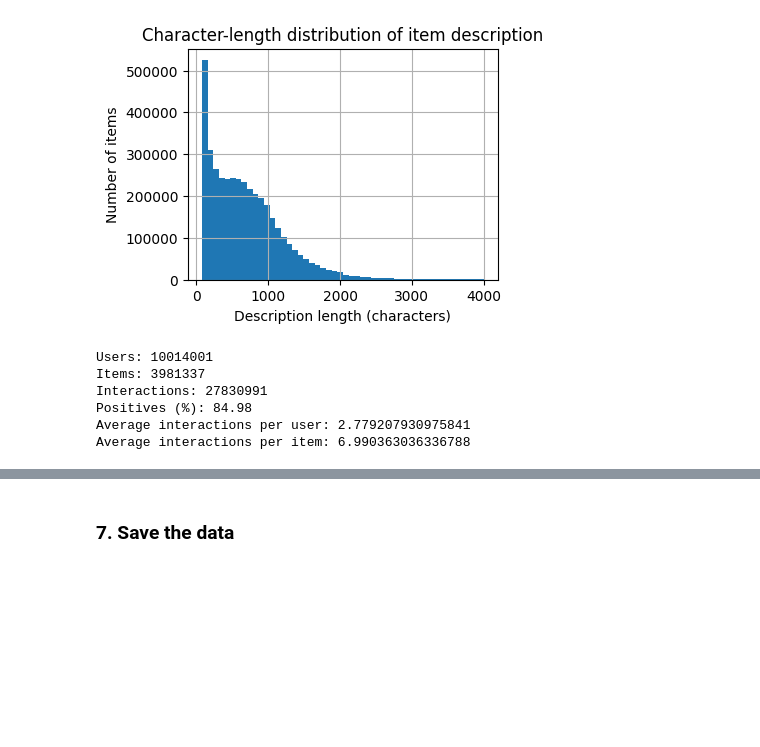
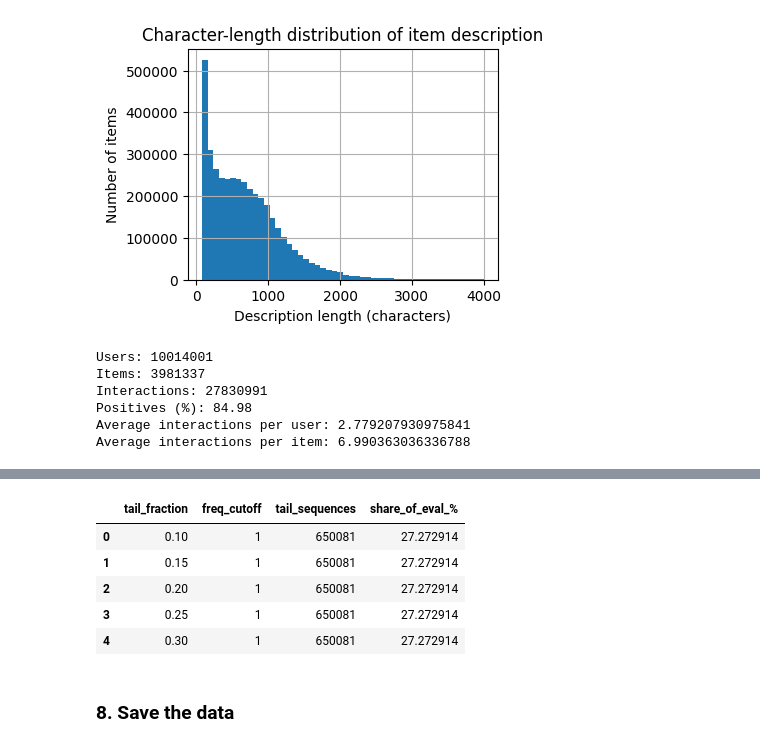
Before and after one commit to zoislan/semantic-ids-large-scale-recommendations, a Jupyter notebook: notebooks/02_build_and_analyze_dataset.ipynb, the cells around one changed output, grey strips where cells are left out. Cells and saved outputs as stored; diff of their text form; code cells hidden in the pictures; blank space fills up the shorter version.

```diff
--- a/notebooks/02_build_and_analyze_dataset.ipynb
+++ b/notebooks/02_build_and_analyze_dataset.ipynb
@@ -522,0 +480,15 @@ Average interactions per item: 6.990363036336788
+# %%
+# params
+SEQ_DIR = Path("data/processed/books/seq")
+SEQ_DIR.mkdir(parents=True, exist_ok=True)
+
+# History shaping
+MIN_HISTORY   = 2     # require at least 2 items in history (so total per user ≥ 3)
+MAX_HISTORY   = 50    # cap to most recent K; set None for no cap
+DEDUP_CONSEC  = True  # drop consecutive duplicates in history
+
+# Tail definition
+TAIL_FRACTION = 0.20  # bottom 20% items by frequency
+
+# Columns to keep in outputs
+SEQ_COLS = ["user_id","history","target","target_ts","hist_len"]
@@ -523,5 +644,20 @@ Average interactions per item: 6.990363036336788
+# %%
+c_fp = SEQ_DIR / "c_loo_sequences.parquet"
+# Load just the target column
+c_loo = pd.read_parquet(c_fp, columns=["target"])
+# Approximation: target frequency inside C-LOO (sufficient for tail analysis)
+target_freq = c_loo["target"].value_counts()
+tail_table = eval_tail(c_loo=c_loo, target_freq=target_freq)
+display(tail_table.sort_values("tail_fraction"))
+# %% [output]
+|  | tail_fraction | freq_cutoff | tail_sequences | share_of_eval_% |
+| 0 | 0.10 | 1 | 650081 | 27.272914 |
+| 1 | 0.15 | 1 | 650081 | 27.272914 |
+| 2 | 0.20 | 1 | 650081 | 27.272914 |
+| 3 | 0.25 | 1 | 650081 | 27.272914 |
+| 4 | 0.30 | 1 | 650081 | 27.272914 |
 # %% [markdown]
-### 7. Save the data
+### 8. Save the data
 # %%
 items_df.to_parquet(ITEMS_OUT, index=False)
 inter_df.to_parquet(INTER_OUT, index=False)
```
Also changed, not shown: parts of 21 cells of this notebook, 1 other file.
